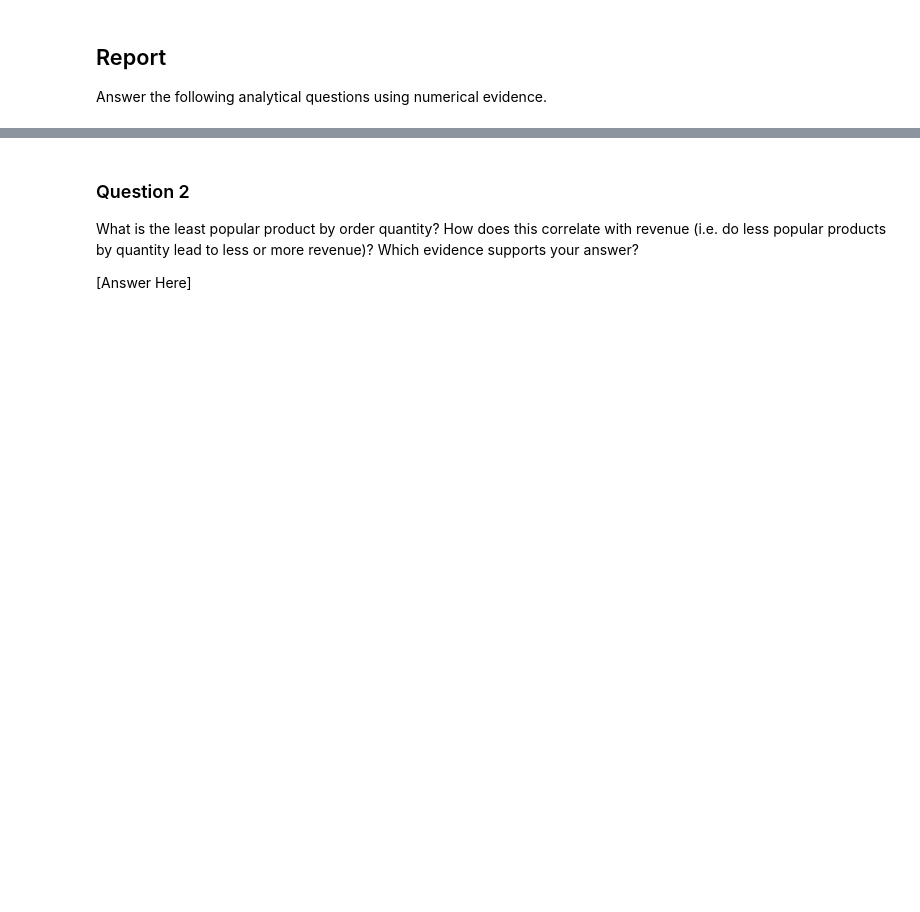
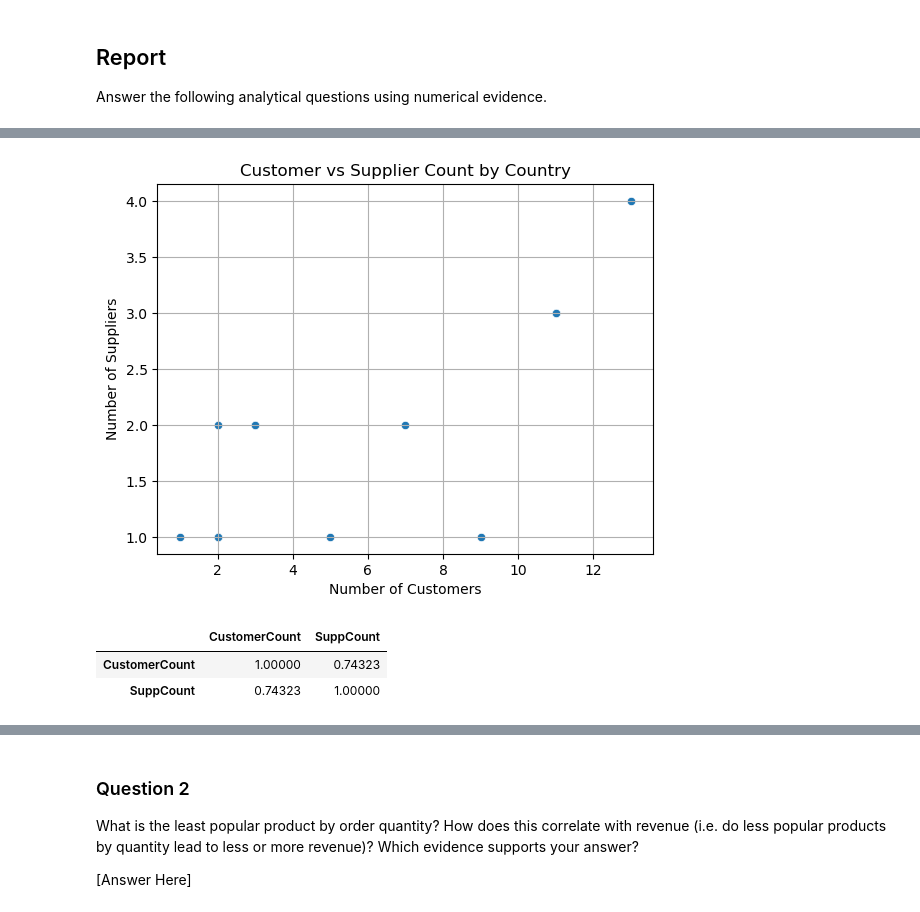
Before and after one commit to lubnaasmi/SQL_Analysis, a Jupyter notebook: adhoc_report.ipynb, the cells around one changed output, grey strips where cells are left out. Drawn from its saved outputs; the diff is of its cells as text; code cells hidden in the pictures; blank space fills up the shorter version.

```diff
--- a/adhoc_report.ipynb
+++ b/adhoc_report.ipynb
@@ -401,0 +507,5 @@ Which countries have the greatest number of customers? How does this correlate w
+# %%
+# merging dataset
+
+merged_df = pd.merge( cus_df, Supp_df, on='Country')
+merged_df
@@ -401,0 +526,19 @@ Which countries have the greatest number of customers? How does this correlate w
+# %%
+# to find correlation
+
+sns.scatterplot(data = merged_df ,x='CustomerCount',y = 'SuppCount')
+plt.title("Customer vs Supplier Count by Country")
+plt.xlabel("Number of Customers")
+plt.ylabel("Number of Suppliers")
+plt.grid(True)
+plt.show()
+# %% [output]
+[figure, added]
+# %%
+# to find correlation coefficient
+
+merged_df[['CustomerCount',	'SuppCount']].corr()
+# %% [output]
+|  | CustomerCount | SuppCount |
+| CustomerCount | 1.00000 | 0.74323 |
+| SuppCount | 0.74323 | 1.00000 |
```
Also changed, not shown: parts of 39 cells of this notebook.
